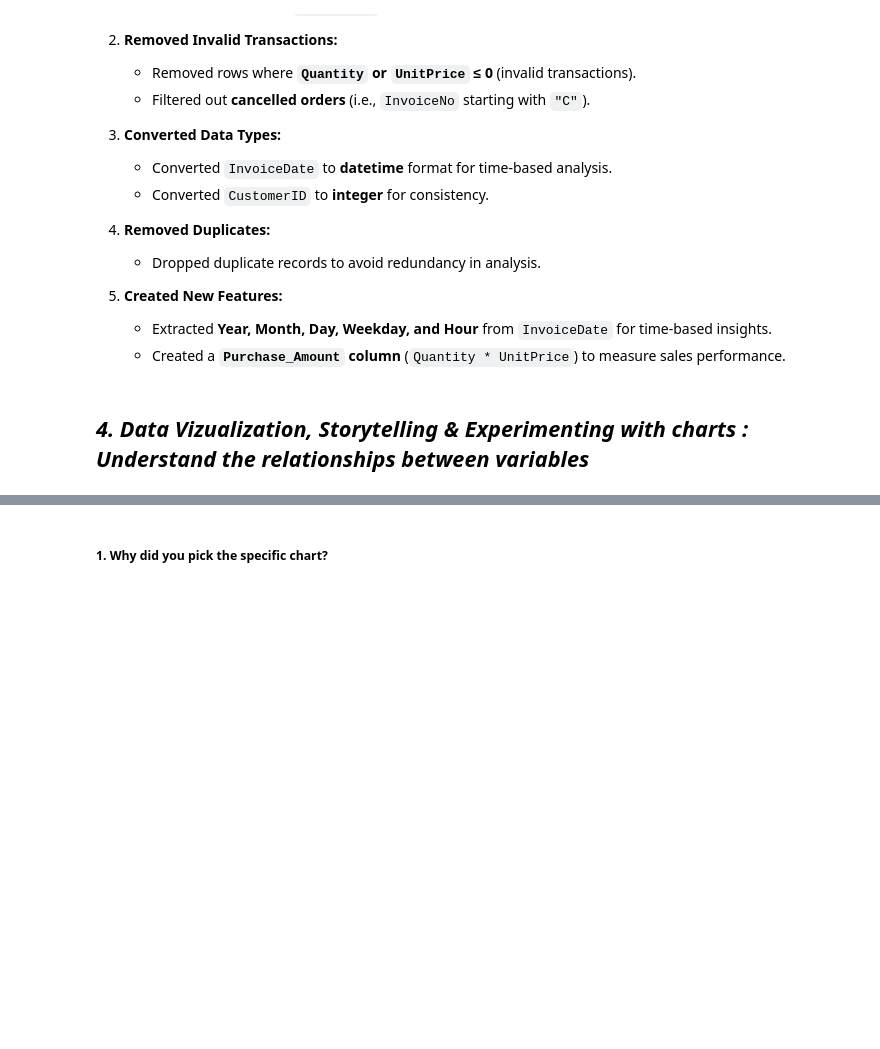
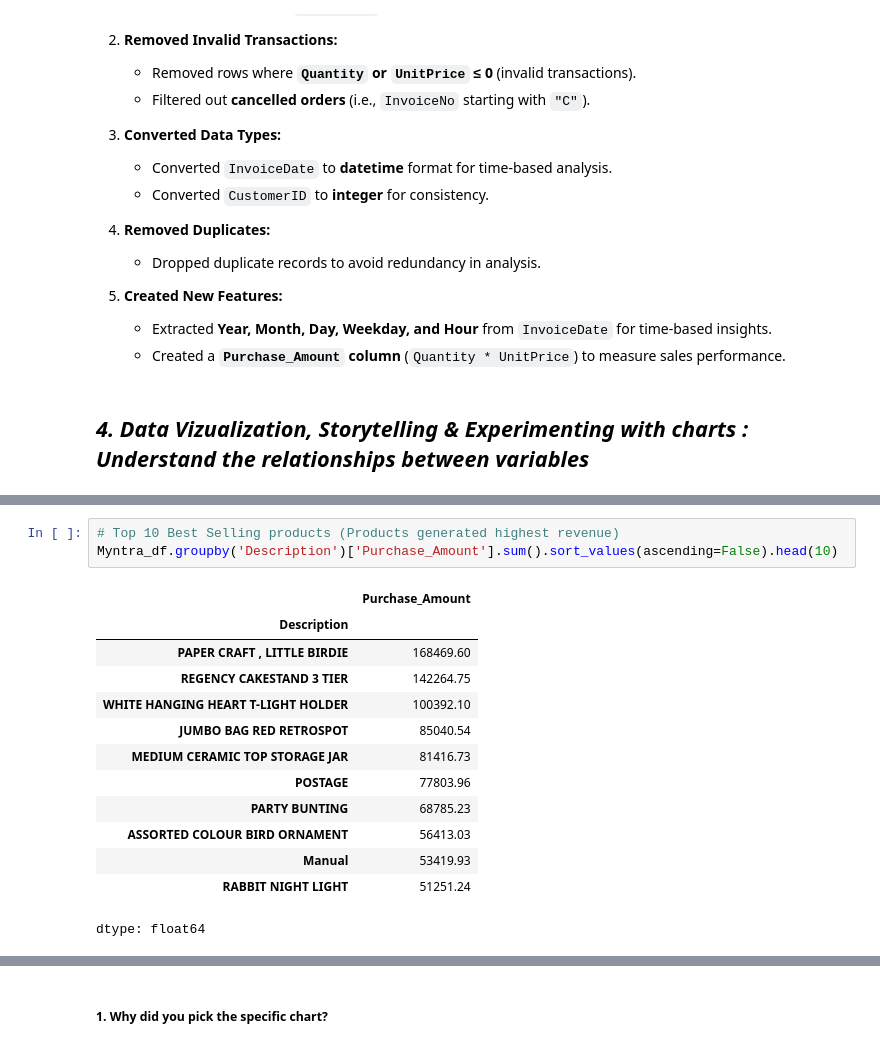
Before and after one commit to akshat-mishra-ds/Myntra-Online-Retail-Customer-Segmentation, a Jupyter notebook: Myntra_Online_Retail_Customer_Segmentation.ipynb, the cells around one changed output, grey strips where cells are left out. Cells and saved outputs as stored; diff of their text form; blank space fills up the shorter version.

```diff
--- a/Myntra_Online_Retail_Customer_Segmentation.ipynb
+++ b/Myntra_Online_Retail_Customer_Segmentation.ipynb
@@ -336,0 +361,17 @@ Myntra_df['Purchase_Amount'] = Myntra_df['Quantity'] * Myntra_df['UnitPrice']
+# %%
+# Top 10 Best Selling products (Products generated highest revenue)
+Myntra_df.groupby('Description')['Purchase_Amount'].sum().sort_values(ascending=False).head(10)
+# %% [output]
+|  | Purchase_Amount |
+| Description |  |
+| PAPER CRAFT , LITTLE BIRDIE | 168469.60 |
+| REGENCY CAKESTAND 3 TIER | 142264.75 |
+| WHITE HANGING HEART T-LIGHT HOLDER | 100392.10 |
+| JUMBO BAG RED RETROSPOT | 85040.54 |
+| MEDIUM CERAMIC TOP STORAGE JAR | 81416.73 |
+| POSTAGE | 77803.96 |
+| PARTY BUNTING | 68785.23 |
+| ASSORTED COLOUR BIRD ORNAMENT | 56413.03 |
+| Manual | 53419.93 |
+| RABBIT NIGHT LIGHT | 51251.24 |
+dtype: float64
```
Also changed, not shown: parts of 11 cells of this notebook.
